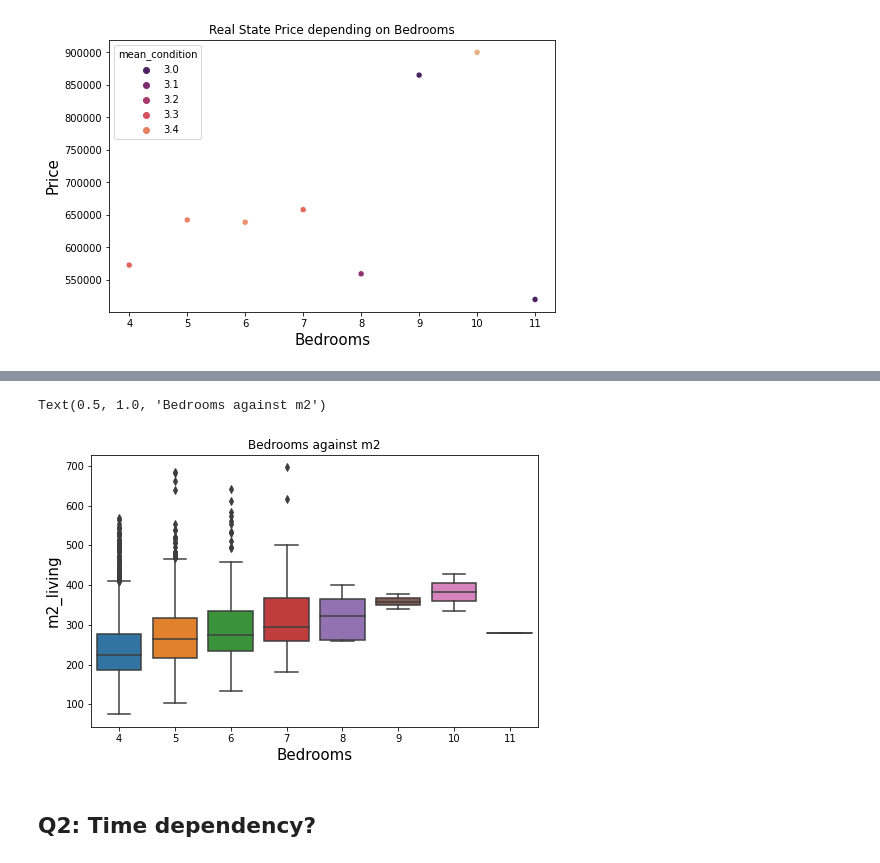
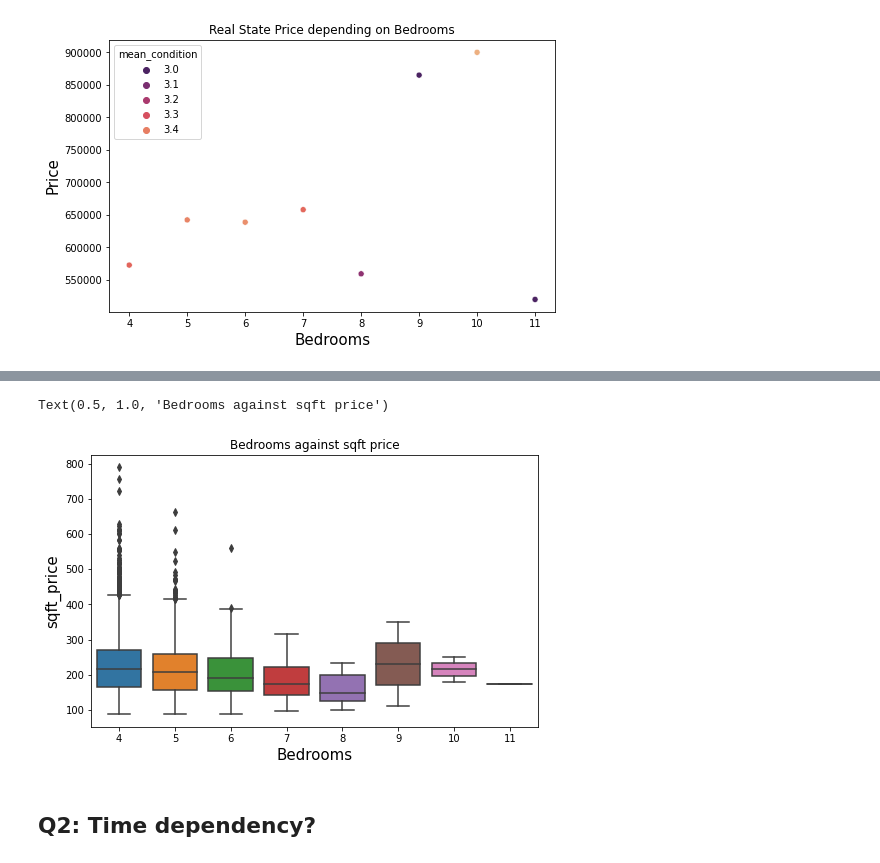
Before and after one commit to valentina-bec/EDA_project1, a Jupyter notebook: EDA_exploration.ipynb, the cells around one changed output, grey strips where cells are left out. Saved outputs shown, nothing was run; the diff lists cells and outputs as text; code cells hidden in the pictures.

```diff
--- a/EDA_exploration.ipynb
+++ b/EDA_exploration.ipynb
@@ -64,0 +61,3 @@ data_f.shape
+# %%
+data_f.drop(data_f.loc[(data_f['price'] >=1500000)].index, inplace=True)
+data_f.shape
@@ -335,25 +384,25 @@ Text(0.5, 1.0, 'Real State Price depending square feet living')
 # %%
 # plotting without mean
 # plot
 import seaborn as sns
 import numpy as np
 
 plt.figure()
 
 
 sc = sns.boxplot(data=data_f,
             x = 'bedrooms',
-            y = 'm2_living',
+            y = 'sqft_price',
             #hue='price',
             #palette="flare_r",
             )
 #plt.grid(True)
 plt.xlabel('Bedrooms', fontsize=15)
-plt.ylabel('m2_living', fontsize=15)
-plt.title('Bedrooms against m2')
+plt.ylabel('sqft_price', fontsize=15)
+plt.title('Bedrooms against sqft price')
 # %% [output]
-Text(0.5, 1.0, 'Bedrooms against m2')
+Text(0.5, 1.0, 'Bedrooms against sqft price')
-[figure, old version]
+[figure, new version]
 # %% [markdown]
 ## Q2: Time dependency?
 # %%
```
Also changed, not shown: parts of 18 cells of this notebook, 5 other files.
